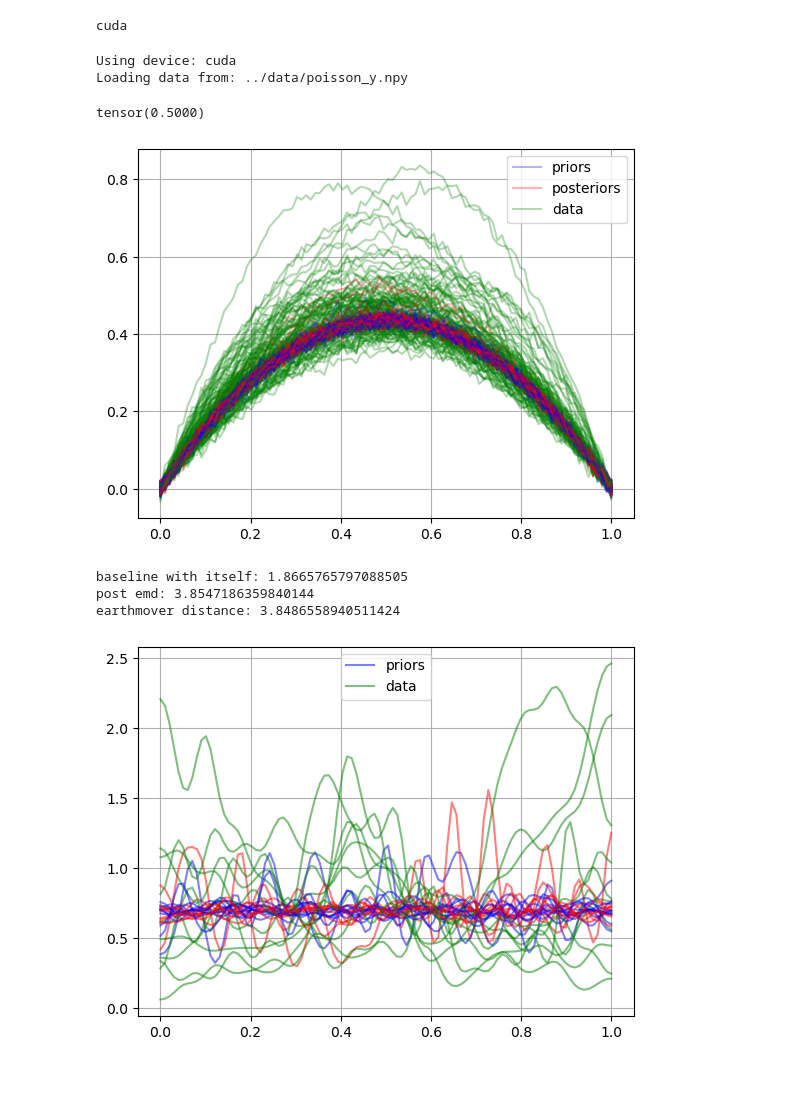
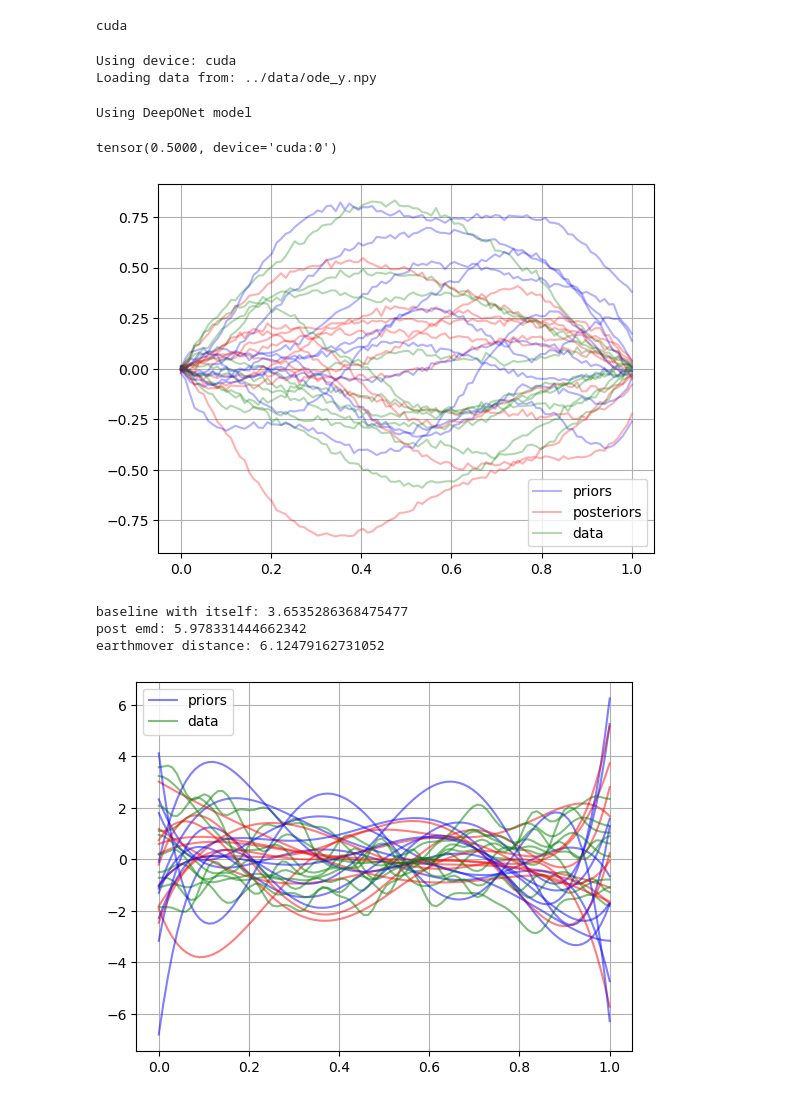
Before and after one commit to rg625/LatentUQ, a Jupyter notebook: notebooks/poisson_gp.ipynb, the cells around one changed output. Saved outputs shown, nothing was run; the diff lists cells and outputs as text; code cells hidden in the pictures.

Commit message:
added orthogonal basis method

```diff
--- a/notebooks/poisson_gp.ipynb
+++ b/notebooks/poisson_gp.ipynb
@@ -46,6 +45,8 @@ likelihood = config['likelihood']
 num_steps = config['num_steps']
 step_size = config['step_size']
 epochs = config['epochs']
+model = config['model']
+num_expansions = config['num_expansions']
 # %%
 device = torch.device('cuda') if torch.cuda.is_available() else torch.device('cpu')
 print(device)
@@ -64,19 +65,28 @@ a_path = f'../{data_dir}/{dataset}_a.npy'
 y_values = torch.tensor(np.load(y_values_path)).double().to(device)
 a = torch.tensor(np.load(a_path)).double().to(device)
 time = torch.linspace(0., 1., 100).to(device)
-pushforward = DarcySolver(time)
+if dataset == 'poisson':
+    pushforward = DarcySolver(time)
+elif dataset == 'ode':
+    pushforward = Integrator(time)
 y_res = (y_values - y_values.mean(dim=0)).squeeze()
 
 data = y_values.view(-1, 1, len(time), channels)
 data = data[torch.randperm(data.size(0))]
 # %% [output]
 Using device: cuda
-Loading data from: ../data/poisson_y.npy
+Loading data from: ../data/ode_y.npy
 # %%
 # Initialize models
 GMM_model = GMM(n_components, gmm_dim, width=1., std=1.).to(device)
-G_model = G1D(gmm_dim, nu=0.5).to(device)
-
+if model == 'DeepONet':
+    G_model = OrthogonalBasis(gmm_dim, num_expansions, nu=0.5).to(device)
+    print(f'Using {config["model"]} model')
+elif model == 'cosine':
+    G_model = CosineBasis(gmm_dim, nu=0.5).to(device)
+    print(f'Using {config["model"]} model')
+else:
+    raise ValueError(f"Unknown model type: {model}")
 # Initialize the sampling runner
 runner = Sampling(G_model, GMM_model, sampler, likelihood, pushforward, time)
 runner.dataset = config['dataset']
@@ -85,3 +95,5 @@ runner.plot = config['plot']
 runner.true_coeffs = a
 runner.lrGMM = float(config['lr_GMM'])
 runner.lrG = float(config['lr_G'])
+# %% [output]
+Using DeepONet model
@@ -96,7 +100,12 @@ step_size_post = 5e-2
 # %%
 ### AFTER TRAIN ###
 num_gen_samples = 5000
-priors_gen, post_gen = runner.generate_samples(data, num_gen_samples, n_iter, num_steps_post, step_size_post, '10')
+priors_gen, post_gen = runner.generate_samples(data = data,
+                                               num_gen_samples = num_gen_samples,
+                                               n_iter = epochs,
+                                               num_steps_post = num_steps,
+                                               step_size_post = step_size,
+                                               ckpt = 'last')
 print(runner.G.nu)
 y_prior = runner.pushforward(priors_gen.clone().detach().to(device))
 y_prior += runner.log_likelihood_sigma*torch.randn_like(y_prior).to(device)
@@ -107,28 +116,28 @@ y_post = y_post.detach().cpu().numpy()
 
 data_real = y_values.cpu().numpy()
 # %% [output]
-tensor(0.5000)
+tensor(0.5000, device='cuda:0')
 # %%
 plt.style.use('default')
 fig = plt.gcf()
 
 plt.plot(time.cpu().numpy(), y_prior[0, :], alpha=0.3, c='b', label='priors')
 plt.plot(time.cpu().numpy(), y_post[0, :], alpha=0.3, c='r', label='posteriors')
 plt.plot(time.cpu().numpy(), data_real[0, :], alpha=0.3, c='g', label='data')
 
-for i in range(1, 100):
+for i in range(1, 10):
     plt.plot(time.cpu().numpy(), y_prior[i, :], alpha=0.3, c='b')
     plt.plot(time.cpu().numpy(), y_post[i, :], alpha=0.3, c='r')
     plt.plot(time.cpu().numpy(), data_real[i, :], alpha=0.3, c='g')
 
 # Display legend only once
 plt.legend()
 plt.grid()
 plt.show()
-fig.savefig(f'../{runner.dataset}/{runner.sampler}_{runner.likelihood}/{num_steps_post}_{step_size_post}_lrGMM_{runner.lrGMM}_lrG_{runner.lrG}/samples/ode_{runner.dataset}.png')
+fig.savefig(f'../{runner.dataset}/{runner.sampler}_{runner.likelihood}/{num_steps}_{step_size}_lrGMM_{runner.lrGMM}_lrG_{runner.lrG}/samples/ode_{runner.dataset}.png')
 plt.close()
 # %% [output]
-[figure, old version]
+[figure, new version]
 # %%
 _emd = emd(priors_gen, a)
 batch_size = 5000
@@ -141,7 +150,7 @@ true_noise_2 = sample_true_function(time, batch_size, log_sigma_true, ell_true,
 print(f'baseline with itself: {emd(true_noise_1, true_noise_2)}')
 print(f'post emd: {emd(post_gen, a)}')
 
-dir_name = f'../{runner.dataset}/{sampler}_{likelihood}/{num_steps_post}_{step_size_post}_lrGMM_{runner.lrGMM}_lrG_{runner.lrG}/data'
+dir_name = f'../{runner.dataset}/{sampler}_{likelihood}/{num_steps}_{step_size}_lrGMM_{runner.lrGMM}_lrG_{runner.lrG}/data'
 with open(f'{dir_name}/wasserstein_distance.txt', "w") as f:
     f.write(f'earthmover distance: {_emd}\n')
     print(f'earthmover distance: {_emd}\n')
@@ -161,11 +170,11 @@ for i in range(1, 10):
 plt.legend()
 plt.grid()
 plt.show()
-fig.savefig(f'../{runner.dataset}/{runner.sampler}_{runner.likelihood}/{num_steps_post}_{step_size_post}_lrGMM_{runner.lrGMM}_lrG_{runner.lrG}/samples/a_ode_{runner.dataset}.png')
+fig.savefig(f'../{runner.dataset}/{runner.sampler}_{runner.likelihood}/{num_steps}_{step_size}_lrGMM_{runner.lrGMM}_lrG_{runner.lrG}/samples/a_ode_{runner.dataset}.png')
 plt.close()
 # %% [output]
-baseline with itself: 1.8665765797088505
-post emd: 3.8547186359840144
-earthmover distance: 3.8486558940511424
+baseline with itself: 3.6535286368475477
+post emd: 5.978331444662342
+earthmover distance: 6.12479162731052
-[figure, old version]
+[figure, new version]
 # %%
```
Also changed, not shown: parts of 11 cells of this notebook.
